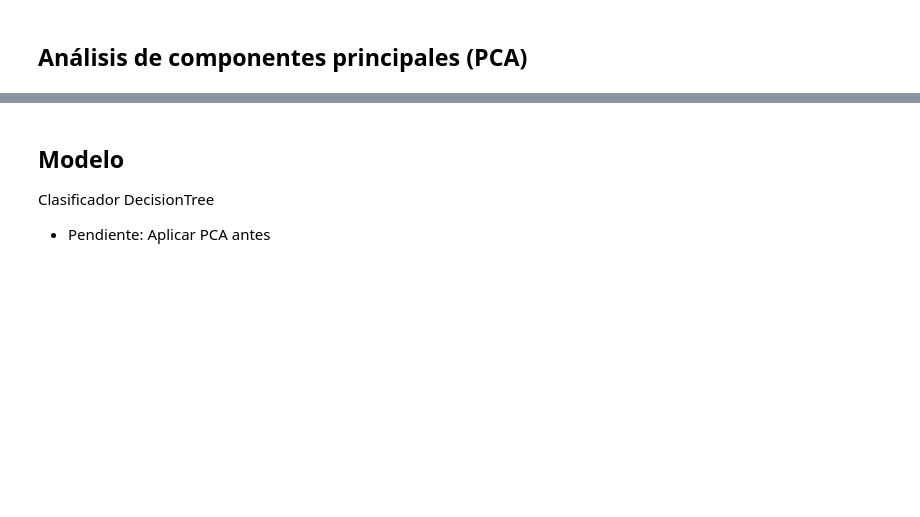
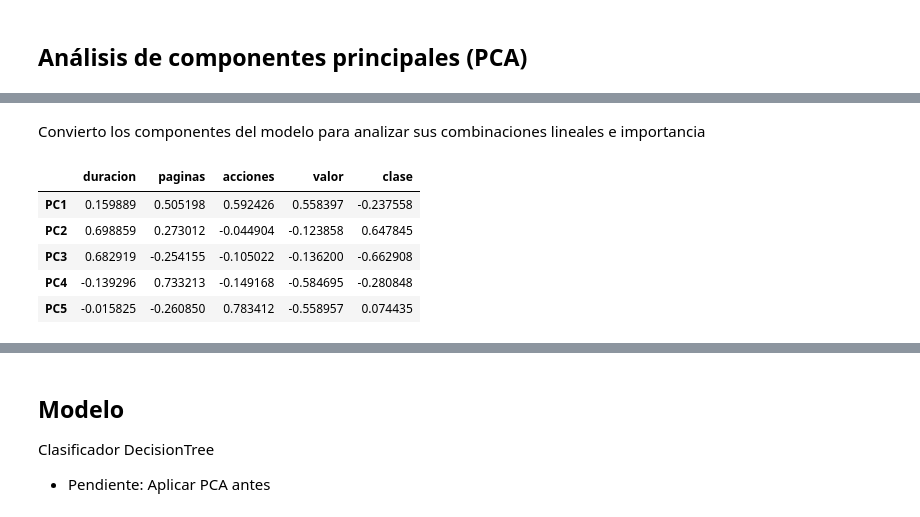
Before and after one commit to fabianigual/desafio-ml, a Jupyter notebook: desafio-ml.ipynb, the cells around one changed output, grey strips where cells are left out. Cells and saved outputs as stored; diff of their text form; code cells hidden in the pictures; blank space fills up the shorter version.

```diff
--- a/desafio-ml.ipynb
+++ b/desafio-ml.ipynb
@@ -42,0 +88,16 @@ sns.pairplot(data_web, hue="clase", height = 2, palette = 'colorblind')
+# %% [markdown]
+Convierto los componentes del modelo para analizar sus combinaciones lineales e importancia
+# %%
+# Se combierte el array a dataframe para añadir nombres a los ejes.
+pd.DataFrame(
+    data    = modelo_pca.components_,
+    columns = data_web.columns,
+    index   = ['PC1', 'PC2', 'PC3', 'PC4', 'PC5']
+)
+# %% [output]
+|  | duracion | paginas | acciones | valor | clase |
+| PC1 | 0.159889 | 0.505198 | 0.592426 | 0.558397 | -0.237558 |
+| PC2 | 0.698859 | 0.273012 | -0.044904 | -0.123858 | 0.647845 |
+| PC3 | 0.682919 | -0.254155 | -0.105022 | -0.136200 | -0.662908 |
+| PC4 | -0.139296 | 0.733213 | -0.149168 | -0.584695 | -0.280848 |
+| PC5 | -0.015825 | -0.260850 | 0.783412 | -0.558957 | 0.074435 |
```
Also changed, not shown: parts of 9 cells of this notebook.
